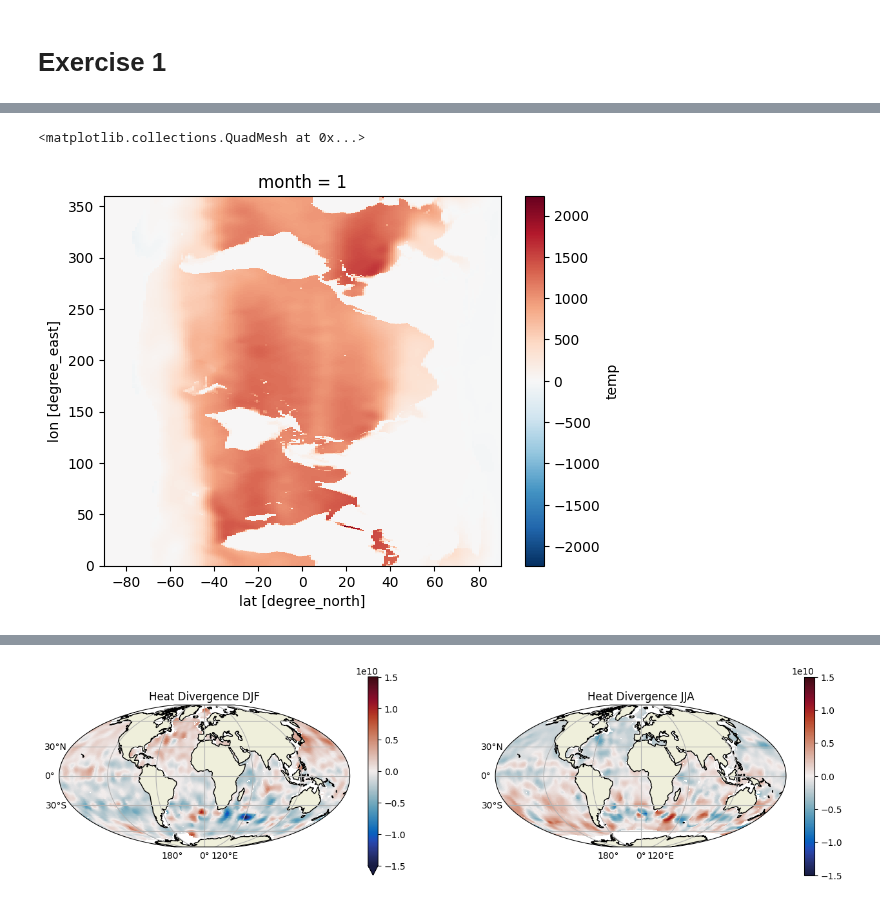
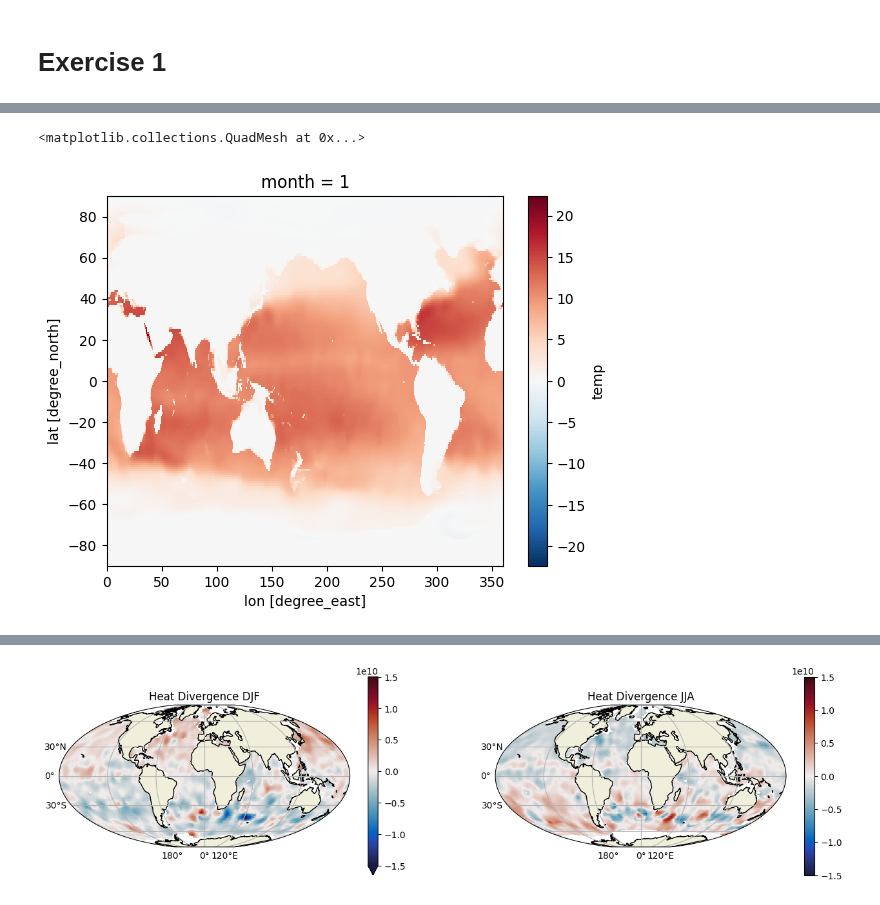
Before and after one commit to JRethemeier/Thermohaline-Circulation, a Jupyter notebook: Assignment2/Assignment2.ipynb, the cells around one changed output, grey strips where cells are left out. Cells and saved outputs as stored; diff of their text form; code cells hidden in the pictures.

```diff
--- a/Assignment2/Assignment2.ipynb
+++ b/Assignment2/Assignment2.ipynb
@@ -79,12 +76,14 @@ integrated_temperature = (       levitus
 # %%
-(       levitus
-        .sel(depth=slice(0,1000)) # Select only the values within the topmost 1000 meters
-        .interp(coords={"depth":np.linspace(0,1000,100)}, method="linear") # Integrate over the depth
-        .temp
-).sum("depth").sel(month=1).plot()
+# (       levitus
+#         .sel(depth=slice(0,1000)) # Select only the values within the topmost 1000 meters
+#         .interp(coords={"depth":np.linspace(0,1000,100)}, method="linear") # Integrate over the depth
+#         .temp
+#         .sum("depth")
+#         /100
+#         ).T.sel(month=1).plot()
 # %% [output]
 <matplotlib.collections.QuadMesh at 0x...>
-[figure, old version]
+[figure, new version]
 # %%
 # Integrate Temperature over the topmost 1000 meters
 integrated_temperature = (
```
Also changed, not shown: parts of 10 cells of this notebook.
